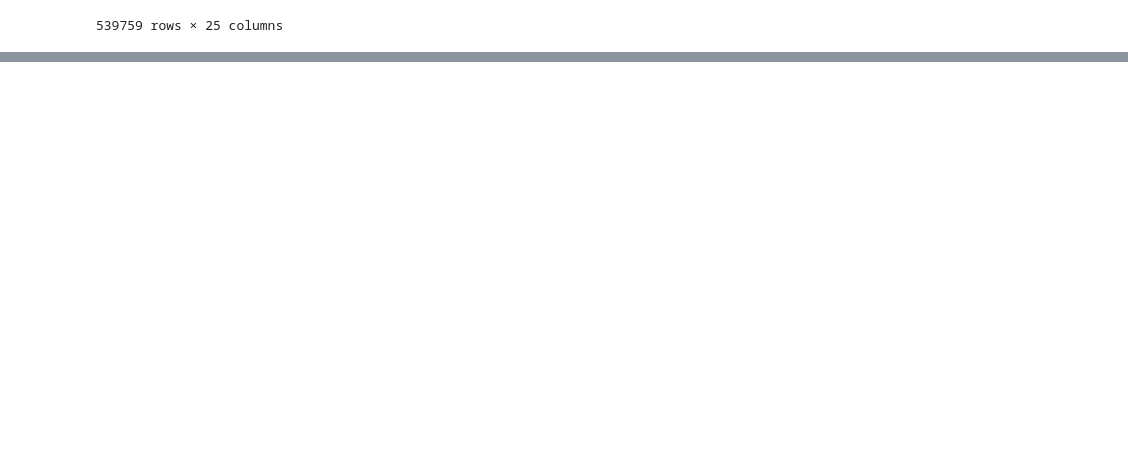
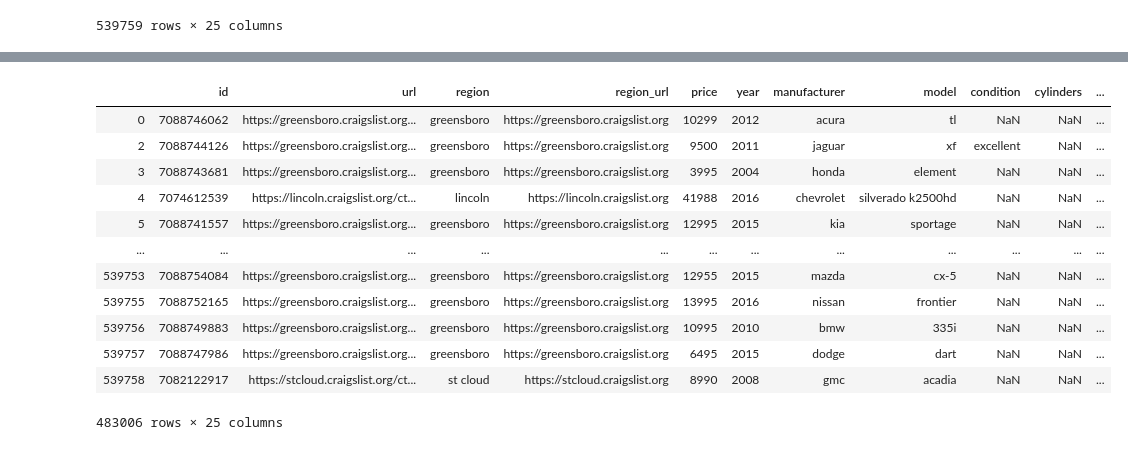
Before and after one commit to DeMauro/ETL_Project, a Jupyter notebook: Scripts/Clean_Cars.ipynb, the cells around one changed output, grey strips where cells are left out. Saved outputs shown, nothing was run; the diff lists cells and outputs as text; code cells hidden in the pictures; blank space fills up the shorter version.

```diff
--- a/Scripts/Clean_Cars.ipynb
+++ b/Scripts/Clean_Cars.ipynb
@@ -41,0 +45,21 @@ new_df
+# %%
+# I chose to remove rows with na for year (910 cars) since I thought that was key data
+no_nas=lat_lng_df[lat_lng_df['year'].notna()]
+
+# I also changed the decimal in the year column
+no_nas.year = no_nas.year.apply(int)
+no_nas
+# %% [output]
+|  | id | url | region | region_url | price | year | manufacturer | model | condition | cylinders | ... |
+| 0 | 7088746062 | https://greensboro.craigslist.org... | greensboro | https://greensboro.craigslist.org | 10299 | 2012 | acura | tl | NaN | NaN | ... |
+| 2 | 7088744126 | https://greensboro.craigslist.org... | greensboro | https://greensboro.craigslist.org | 9500 | 2011 | jaguar | xf | excellent | NaN | ... |
+| 3 | 7088743681 | https://greensboro.craigslist.org... | greensboro | https://greensboro.craigslist.org | 3995 | 2004 | honda | element | NaN | NaN | ... |
+| 4 | 7074612539 | https://lincoln.craigslist.org/ct... | lincoln | https://lincoln.craigslist.org | 41988 | 2016 | chevrolet | silverado k2500hd | NaN | NaN | ... |
+| 5 | 7088741557 | https://greensboro.craigslist.org... | greensboro | https://greensboro.craigslist.org | 12995 | 2015 | kia | sportage | NaN | NaN | ... |
+| ... | ... | ... | ... | ... | ... | ... | ... | ... | ... | ... | ... |
+| 539753 | 7088754084 | https://greensboro.craigslist.org... | greensboro | https://greensboro.craigslist.org | 12955 | 2015 | mazda | cx-5 | NaN | NaN | ... |
+| 539755 | 7088752165 | https://greensboro.craigslist.org... | greensboro | https://greensboro.craigslist.org | 13995 | 2016 | nissan | frontier | NaN | NaN | ... |
+| 539756 | 7088749883 | https://greensboro.craigslist.org... | greensboro | https://greensboro.craigslist.org | 10995 | 2010 | bmw | 335i | NaN | NaN | ... |
+| 539757 | 7088747986 | https://greensboro.craigslist.org... | greensboro | https://greensboro.craigslist.org | 6495 | 2015 | dodge | dart | NaN | NaN | ... |
+| 539758 | 7082122917 | https://stcloud.craigslist.org/ct... | st cloud | https://stcloud.craigslist.org | 8990 | 2008 | gmc | acadia | NaN | NaN | ... |
+483006 rows × 25 columns
```
Also changed, not shown: parts of 5 cells of this notebook, 1 other file.
